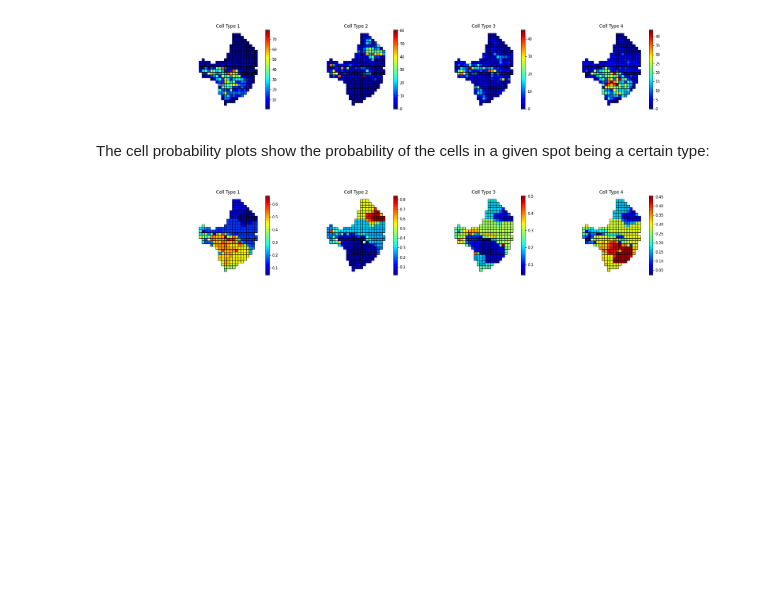
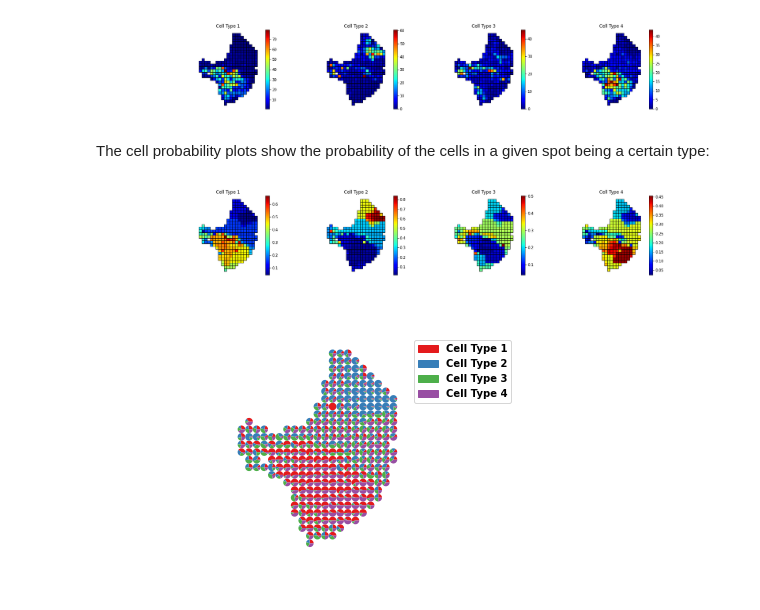
Before and after one commit to tansey-lab/bayestme, a Jupyter notebook: notebooks/deconvolution.ipynb, the cells around one changed output. Drawn from its saved outputs; the diff is of its cells as text; code cells hidden in the pictures; blank space fills up the shorter version.

```diff
--- a/notebooks/deconvolution.ipynb
+++ b/notebooks/deconvolution.ipynb
@@ -78,3 +81,7 @@ The cell probability plots show the probability of the cells in a given spot bei
 Image('./deconvolution_plots/cell_type_probabilities.png')
 # %% [output]
 [figure]
+# %%
+Image('./deconvolution_plots/cell_num_scatterpie.png')
+# %% [output]
+[figure, added]
```
Also changed, not shown: parts of 1 cell of this notebook, 1 other file.
